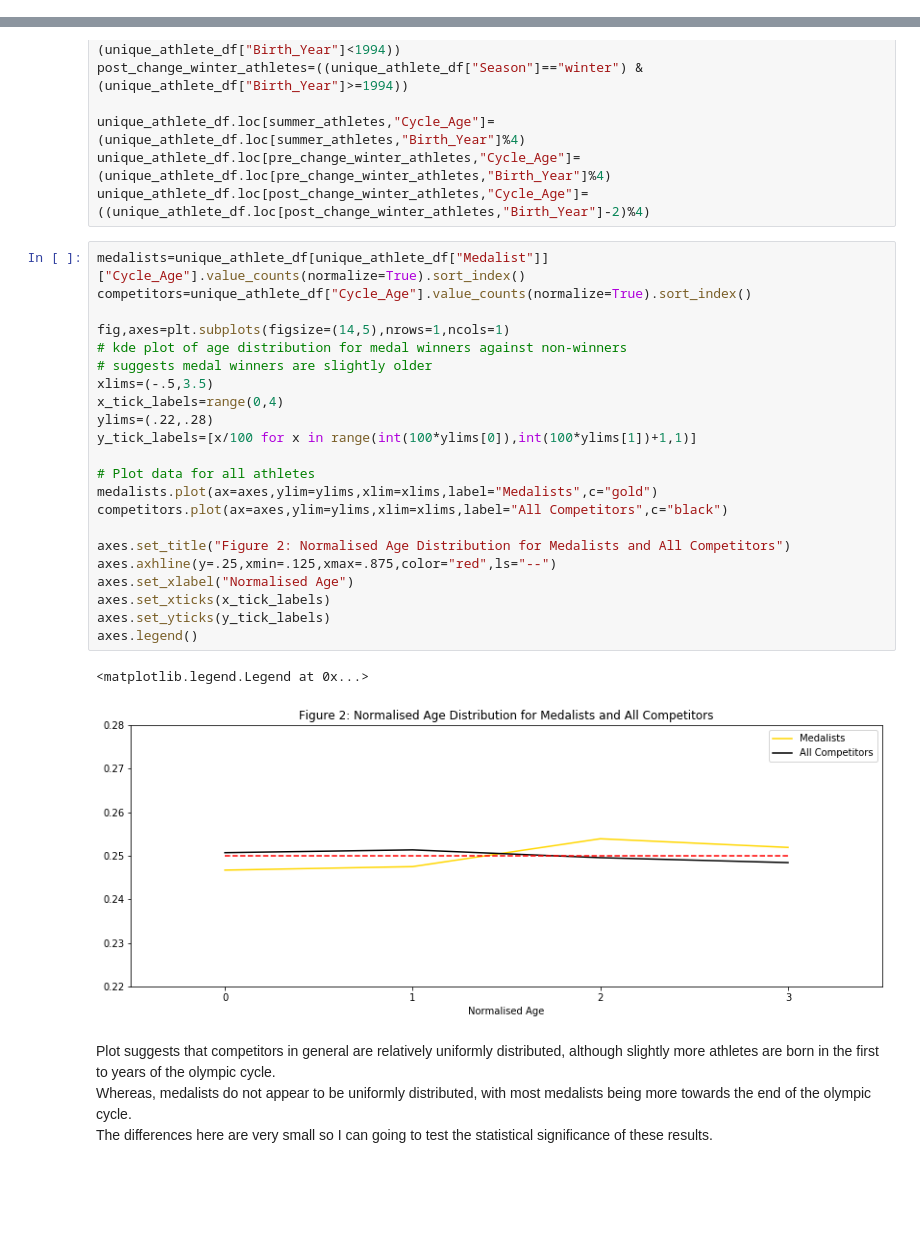
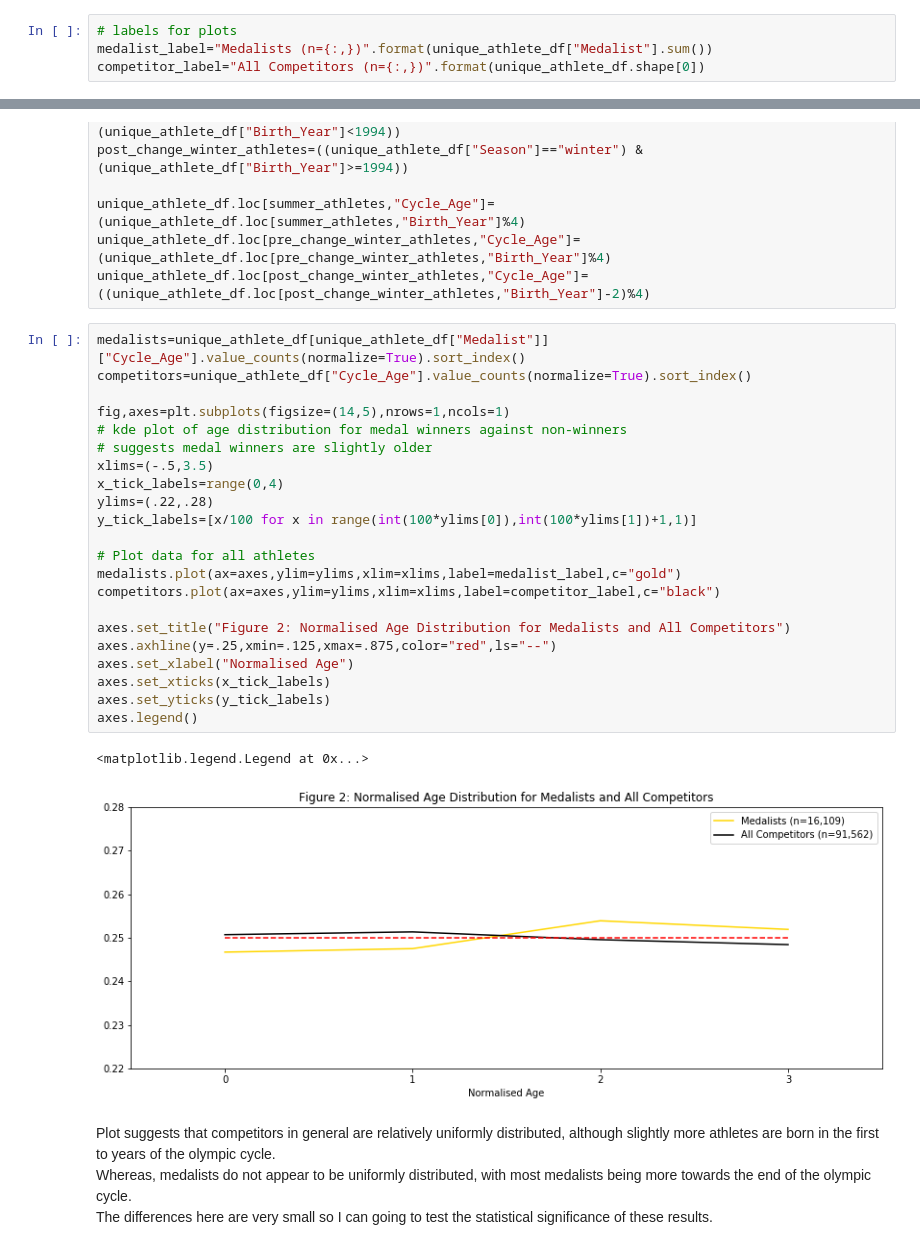
Before and after one commit to dajhutchinson/Olympic-Analysis, a Jupyter notebook: Overview Analysis.ipynb, the cells around one changed output, grey strips where cells are left out. Drawn from its saved outputs; the diff is of its cells as text; blank space fills up the shorter version.

```diff
--- a/Overview Analysis.ipynb
+++ b/Overview Analysis.ipynb
@@ -76,6 +78,10 @@ print("\t{} events ({} summer, {} winter).\n".format(len(athlete_df["Event"].uni
         18 winter games (1948-2014).
         41 sports (27 summer, 14 winter).
         278 events (221 summer, 67 winter).
+# %%
+# labels for plots
+medalist_label="Medalists (n={:,})".format(unique_athlete_df["Medalist"].sum())
+competitor_label="All Competitors (n={:,})".format(unique_athlete_df.shape[0])
 # %% [markdown]
 # Overall Age Distribution
 # %%
@@ -119,28 +125,28 @@ unique_athlete_df.loc[post_change_winter_athletes,"Cycle_Age"]=((unique_athlete_
 # %%
 medalists=unique_athlete_df[unique_athlete_df["Medalist"]]["Cycle_Age"].value_counts(normalize=True).sort_index()
 competitors=unique_athlete_df["Cycle_Age"].value_counts(normalize=True).sort_index()
 
 fig,axes=plt.subplots(figsize=(14,5),nrows=1,ncols=1)
 # kde plot of age distribution for medal winners against non-winners
 # suggests medal winners are slightly older
 xlims=(-.5,3.5)
 x_tick_labels=range(0,4)
 ylims=(.22,.28)
 y_tick_labels=[x/100 for x in range(int(100*ylims[0]),int(100*ylims[1])+1,1)]
 
 # Plot data for all athletes
-medalists.plot(ax=axes,ylim=ylims,xlim=xlims,label="Medalists",c="gold")
-competitors.plot(ax=axes,ylim=ylims,xlim=xlims,label="All Competitors",c="black")
+medalists.plot(ax=axes,ylim=ylims,xlim=xlims,label=medalist_label,c="gold")
+competitors.plot(ax=axes,ylim=ylims,xlim=xlims,label=competitor_label,c="black")
 
 axes.set_title("Figure 2: Normalised Age Distribution for Medalists and All Competitors")
 axes.axhline(y=.25,xmin=.125,xmax=.875,color="red",ls="--")
 axes.set_xlabel("Normalised Age")
 axes.set_xticks(x_tick_labels)
 axes.set_yticks(y_tick_labels)
 axes.legend()
 # %% [output]
 <matplotlib.legend.Legend at 0x...>
-[figure, old version]
+[figure, new version]
 # %% [markdown]
 Plot suggests that competitors in general are relatively uniformly distributed, although slightly more athletes are born in the first to years of the olympic cycle.\
 Whereas, medalists do not appear to be uniformly distributed, with most medalists being more towards the end of the olympic cycle.\
```
Also changed, not shown: parts of 6 cells of this notebook, 1 other file.
